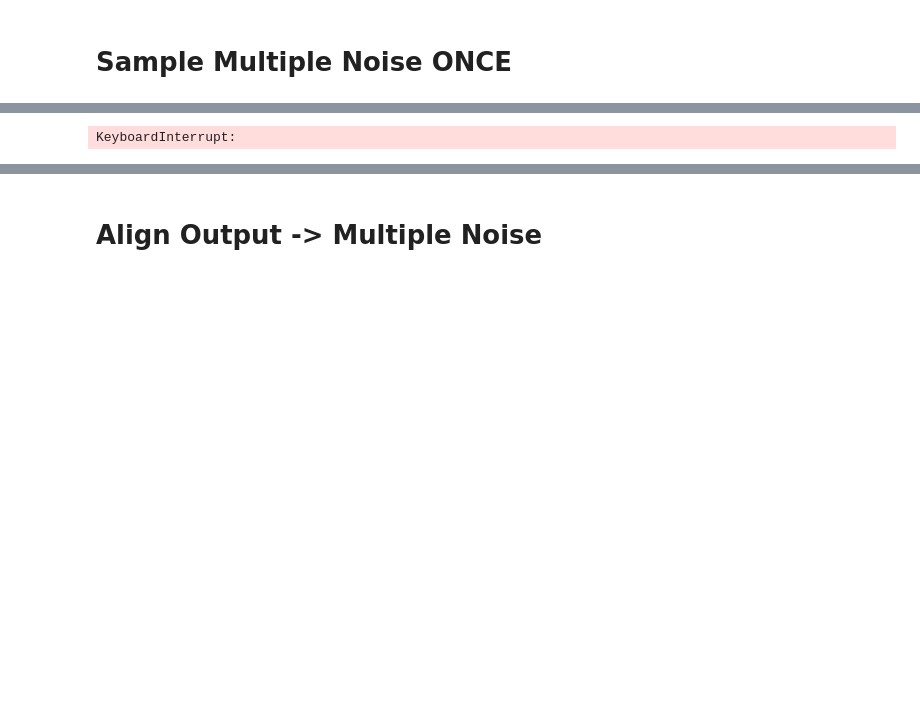
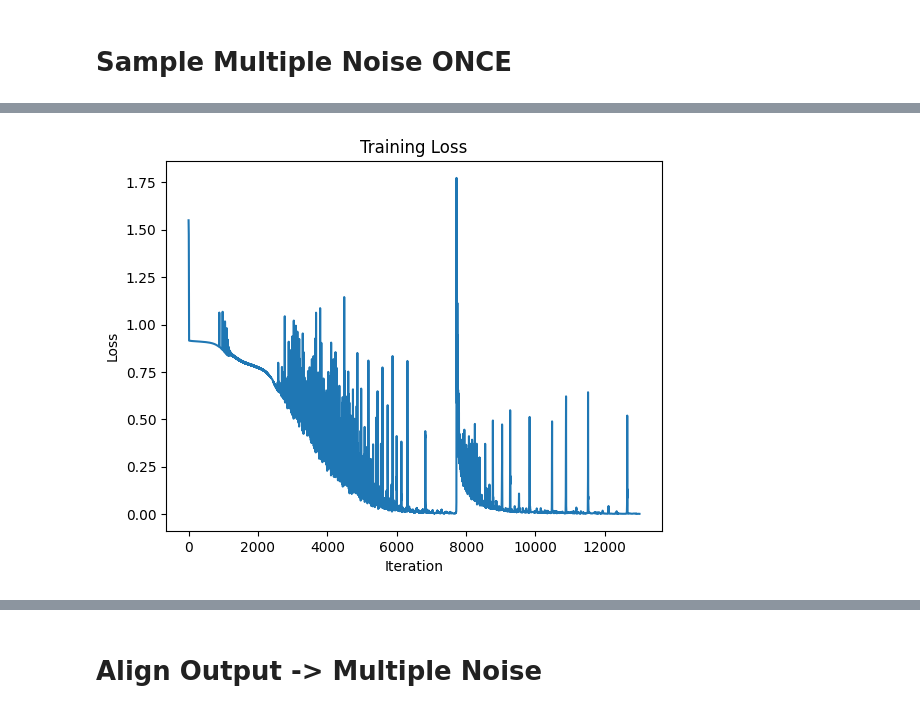
Before and after one commit to edovergna/equi-drifting, a Jupyter notebook: notebooks/only_pos.ipynb, the cells around one changed output, grey strips where cells are left out. Cells and saved outputs as stored; diff of their text form; code cells hidden in the pictures; blank space fills up the shorter version.

```diff
--- a/notebooks/only_pos.ipynb
+++ b/notebooks/only_pos.ipynb
@@ -271,7 +271,7 @@ class EGNN(nn.Module):
 # Drifting Fields
 # %%
 
-def compute_euclidean_drifting_field(gen_mol, real_mol, sigma = 1.0):
+def compute_euclidean_drifting_field(gen_mol, real_mol, sigma = 1.0, R = None, casadeval = False):
     n_gen = gen_mol.size(0)
     n_real = real_mol.size(0)
 
@@ -285,15 +285,29 @@ def compute_euclidean_drifting_field(gen_mol, real_mol, sigma = 1.0):
 
     # [N_gen, N_targets]
     kernel = torch.exp(-sq_dists / (2 * sigma**2))
+    print(f"kernel: {kernel}")
 
     # [N_gen, N_gen], [N_gen, N_real]
     kernel_neg, kernel_pos = torch.split(kernel, [n_gen, n_real], dim=1)
     # [N_gen, N_gen, D], [N_gen, N_real, D]
     diffs_neg, diffs_pos = torch.split(diffs, [n_gen, n_real], dim=1)
 
-    # Weigh diffs, [N_gen, N_gen, D]
+    # [N_gen, N_gen, D]
     weighted_neg = kernel_neg.unsqueeze(-1) * diffs_neg
     weighted_pos = kernel_pos.unsqueeze(-1) * diffs_pos
+    print(f"weighted_pos before rescaling: {weighted_pos.sum(dim=1)}")
+
+    # We add the division by sigma^2 here to match the
+    # gradient of the Gaussian kernel, matching
+    # Esteban-Casadeval's definition.
+    if casadeval:
+        # NOTE: This seems to be scaling the field too aggressively
+        # for the positions. It isn't even able to overfit to a single
+        # sample.
+        weighted_neg = weighted_neg / (sigma**2)
+        weighted_pos = weighted_pos / (sigma**2)
+
+    print(f"weighted_pos after rescaling: {weighted_pos.sum(dim=1)}")
 
     # [N_gen, 1]
     Z_neg = kernel_neg.sum(dim=1, keepdim=True)
@@ -303,6 +317,12 @@ def compute_euclidean_drifting_field(gen_mol, real_mol, sigma = 1.0):
     v_neg = weighted_neg.sum(dim=1) / (Z_neg + 1e-8)
     v_pos = weighted_pos.sum(dim=1) / (Z_pos + 1e-8)
 
+    field = v_pos - v_neg
+    if R is not None:
+        # When a rotation matrix is provided then we rotate the field
+        # R is [N_total, 3, 3], we need to reshape the field to apply the rotation per node
+        field = torch.einsum('nji,nj->ni', R, field.view(-1, 3)).view(n_gen, -1)
+
     return v_pos - v_neg
 # %% [markdown]
 # Ops/Aux fns
@@ -709,17 +791,17 @@ import torch
 import torch.nn.functional as F
 
 NUM_ATOMS = 29
-N_GEN_MOLS = 10
+N_GEN_MOLS = 1
 
 NUM_ATOM_TYPES = 5
-NUM_BLOCKS = 2
+NUM_BLOCKS = 1
 HIDDEN_NF = 32
 TANH_COORD_UPDATES = False
 ATTENTION = False
 AGGR_TYPE = "mean"
 
 NUM_ITERS = 13000
-LR = 0.005
+LR = 0.1
 
 device = torch.device("cuda" if torch.cuda.is_available() else "cpu")
 
@@ -739,6 +821,8 @@ real_pos = real_mol.pos
 real_pos = real_pos - real_pos.mean(dim=0)
 real_pos = real_pos / real_pos.std(dim=0)
 real_pos = real_pos.to(device)
+print(f"Center of mass of real molecule positions: {real_pos.mean(dim=0)}")
+print(f"Std of real molecule positions: {real_pos.std(dim=0)}")
 
 one_hot_real_types = real_mol.real_atom_types.argmax(dim=-1)
 one_hot_real_types = one_hot_real_types.to(device)
@@ -773,6 +857,9 @@ for offset in range(N_GEN_MOLS):
     edge_index_list.append(offset_edge_index)
 dense_edge_index = torch.cat(edge_index_list, dim=1)
 dense_edge_index = dense_edge_index.to(device)
+print(f"Dense edge index shape: {dense_edge_index.shape}")
+print(f"Repeated types shape: {repeated_types.shape}")
+print(f"Batch vector shape: {batch_vec.shape}")
 
 loss_list = []
 for iter in range(NUM_ITERS):
@@ -786,7 +873,7 @@ for iter in range(NUM_ITERS):
     # Reshape to get right positions
     gen_pos = gen_pos.view(N_GEN_MOLS, -1)
 
-    V_pos = compute_euclidean_drifting_field(gen_pos, real_pos_flattened, sigma=2.0)
+    V_pos = compute_euclidean_drifting_field(gen_pos, real_pos_flattened, sigma=8.0)
 
     target_pos = (gen_pos + V_pos).detach()
     loss = F.mse_loss(gen_pos, target_pos)
@@ -794,7 +881,7 @@ for iter in range(NUM_ITERS):
     loss.backward()
     optimizer.step()
     loss_list.append(loss.mean().item())
-    if (iter + 1) % 1 == 0:
+    if (iter + 1) % 500 == 0:
         print(f"Iter {iter}: Loss = {loss.mean().item()} | V_pos norm = {V_pos.view(-1, 3).norm(dim=1).mean().item():.4f}")
 
 plot_loss(loss_list)
@@ -819 +906 @@ Iter 488: Loss = 0.9710792899131775 | V_pos norm = 1.6494
-KeyboardInterrupt:
+[figure, added]
```
Also changed, not shown: parts of 8 cells of this notebook.
